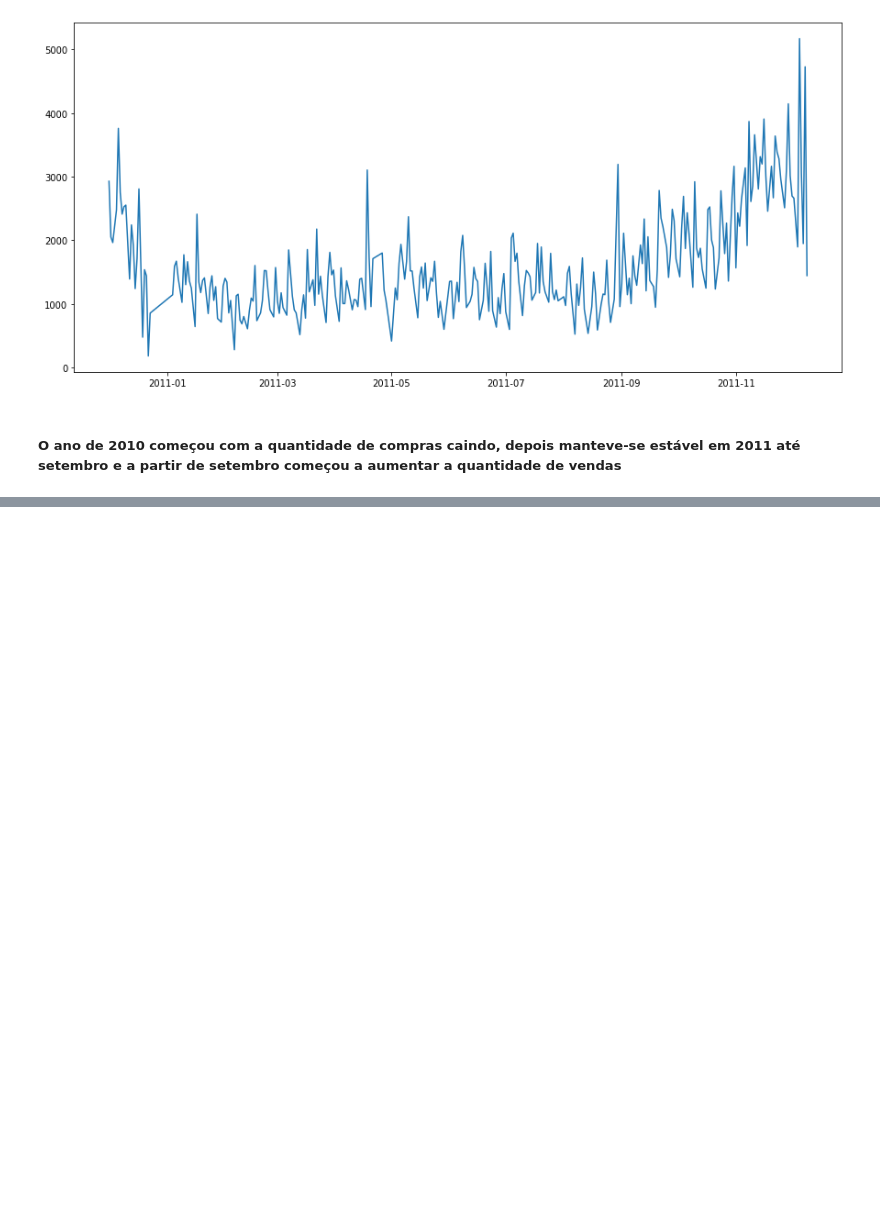
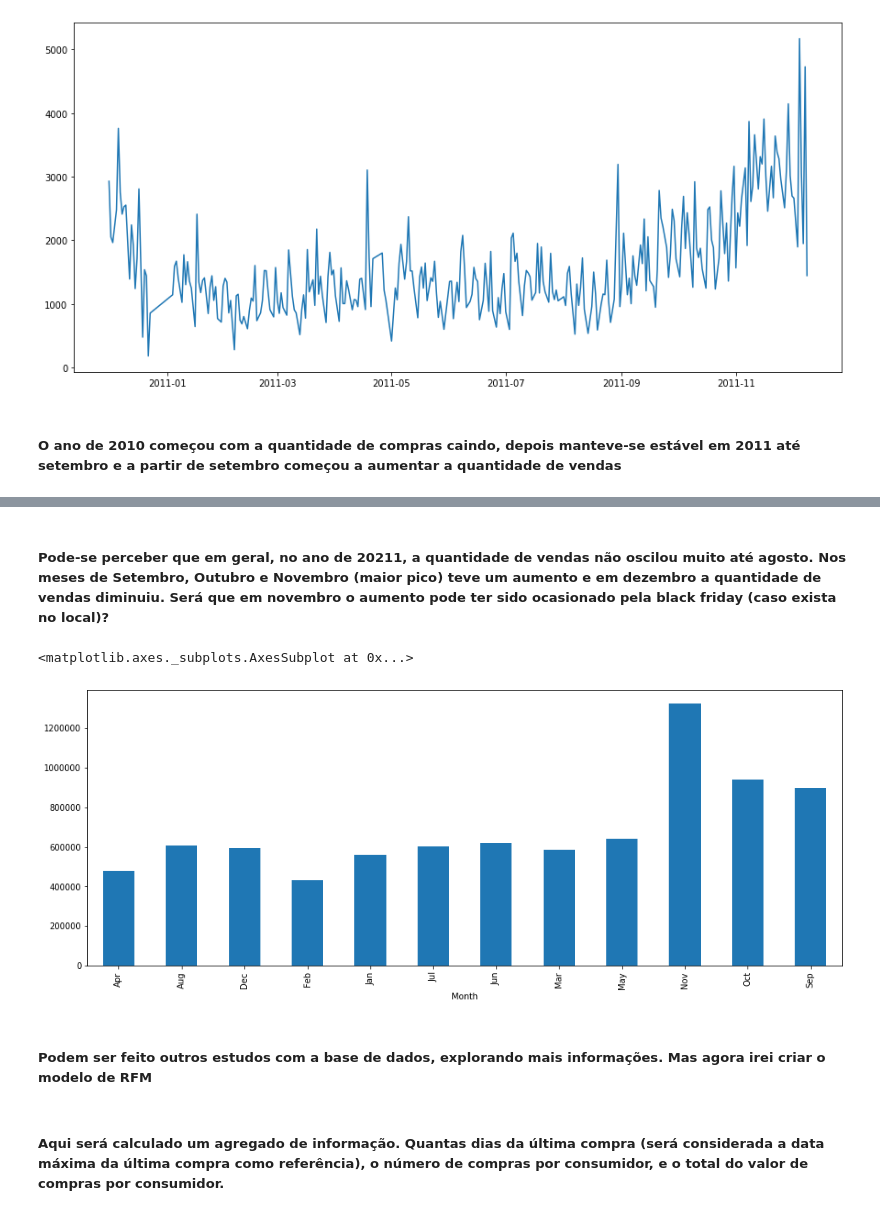
Before and after one commit to Vinicius-Passos-git/Python, a Jupyter notebook: RFM e LTV/RFM_LTV.ipynb, the cells around one changed output, grey strips where cells are left out. Drawn from its saved outputs; the diff is of its cells as text; code cells hidden in the pictures; blank space fills up the shorter version.

```diff
--- a/RFM e LTV/RFM_LTV.ipynb
+++ b/RFM e LTV/RFM_LTV.ipynb
@@ -165,0 +210,11 @@ df_uk.groupby('year').agg({'Total_Purchase': 'sum'})
+# %% [markdown]
+##### Pode-se perceber que em geral, no ano de 20211, a quantidade de vendas não oscilou muito até agosto. Nos meses de Setembro, Outubro e Novembro (maior pico) teve um aumento e em dezembro a quantidade de vendas diminuiu. Será que em novembro o aumento pode ter sido ocasionado pela black friday (caso exista no local)?
+# %%
+#Como era esperado, a maior quantidade de gasto ocorreu em Novembro
+plt.figure(figsize=(16,6))
+df_uk.groupby('Month')['Total_Purchase'].sum().plot.bar()
+# %% [output]
+<matplotlib.axes._subplots.AxesSubplot at 0x...>
+[figure, added]
+# %% [markdown]
+##### Podem ser feito outros estudos com a base de dados, explorando mais informações. Mas agora irei criar o modelo de RFM
@@ -165,0 +227,2 @@ df_uk.groupby('year').agg({'Total_Purchase': 'sum'})
+# %% [markdown]
+##### Aqui será calculado um agregado de informação. Quantas dias da última compra (será considerada a data máxima da última compra como referência), o número de compras por consumidor, e o total do valor de compras por consumidor.
```
Also changed, not shown: parts of 22 cells of this notebook.
